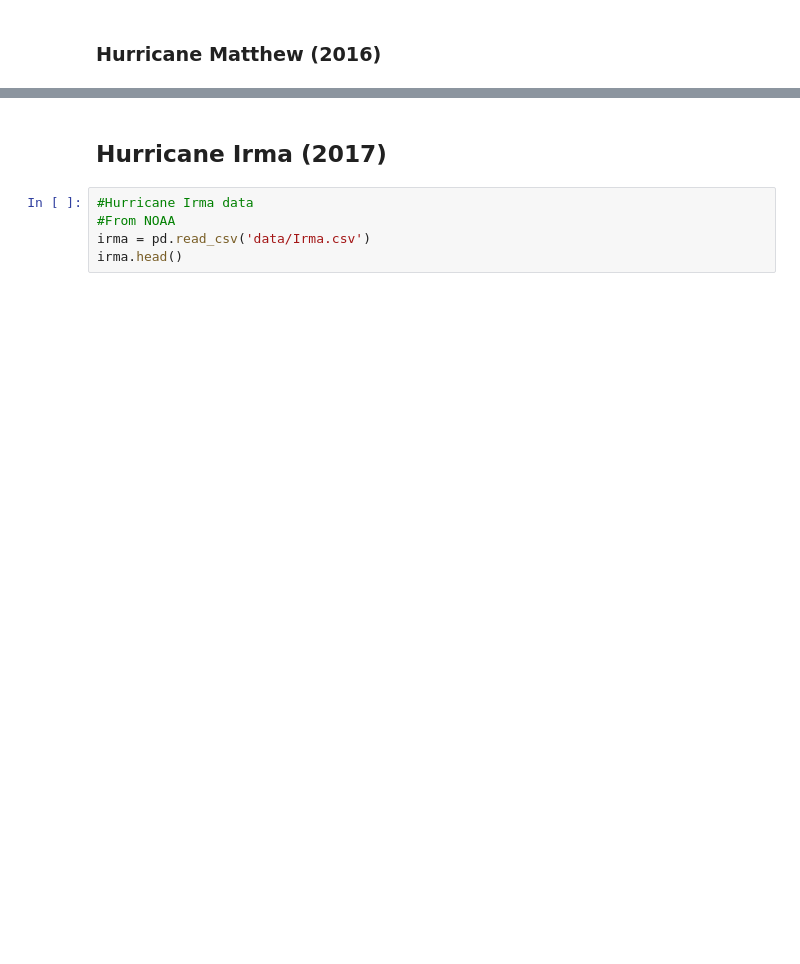
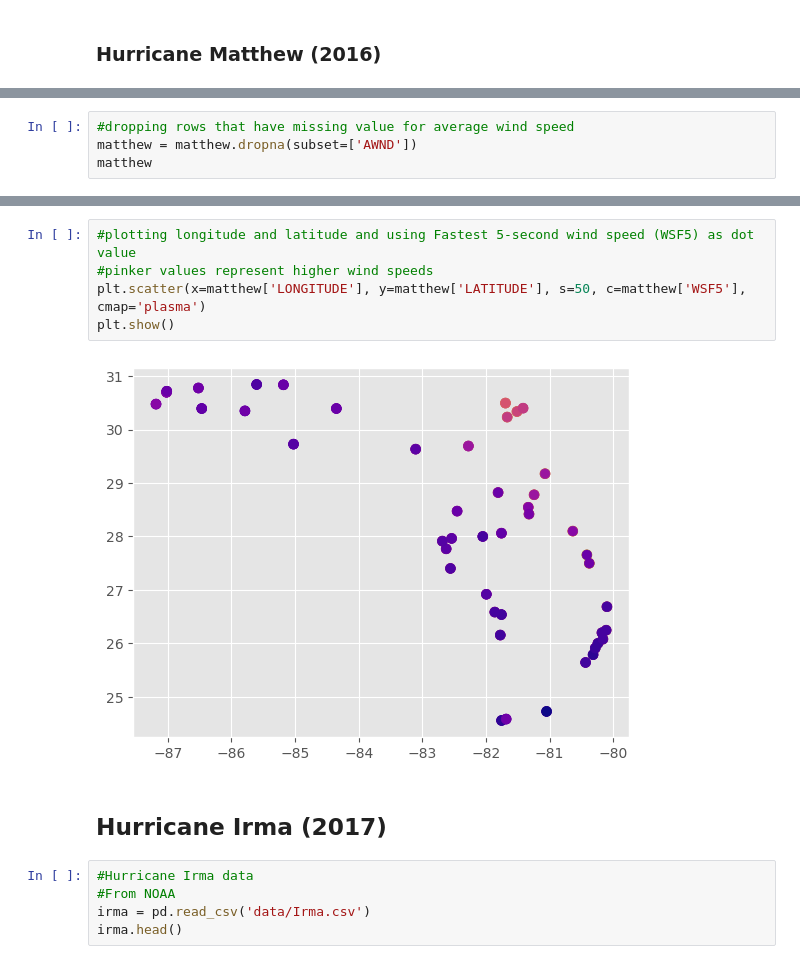
Before and after one commit to SSGrasland/Modeling-Hurricane-Impact-on-Florida-Real-Estate-Value-, a Jupyter notebook: Capstone.ipynb, the cells around one changed output, grey strips where cells are left out. Cells and saved outputs as stored; diff of their text form; blank space fills up the shorter version.

```diff
--- a/Capstone.ipynb
+++ b/Capstone.ipynb
@@ -146,0 +274,4 @@ matthew.describe()
+# %%
+#dropping rows that have missing value for average wind speed
+matthew = matthew.dropna(subset=['AWND'])
+matthew
@@ -147,3 +297,10 @@ matthew.describe()
+# %%
+#plotting longitude and latitude and using Fastest 5-second wind speed (WSF5) as dot value
+#pinker values represent higher wind speeds
+plt.scatter(x=matthew['LONGITUDE'], y=matthew['LATITUDE'], s=50, c=matthew['WSF5'], cmap='plasma')
+plt.show()
+# %% [output]
+[figure, added]
 # %% [markdown]
 ## Hurricane Irma (2017)
 # %%
```
Also changed, not shown: parts of 47 cells of this notebook, 51 other files.
